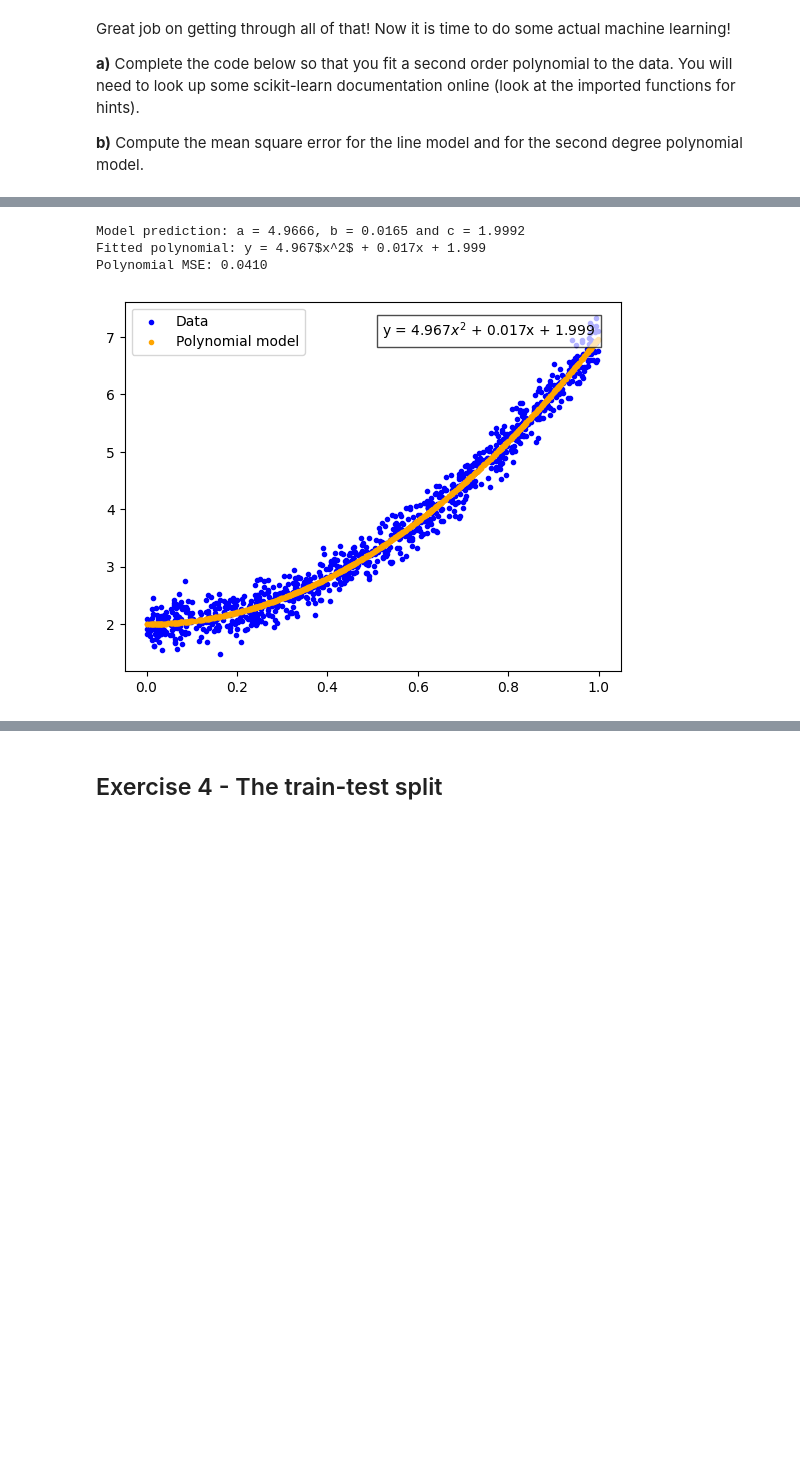
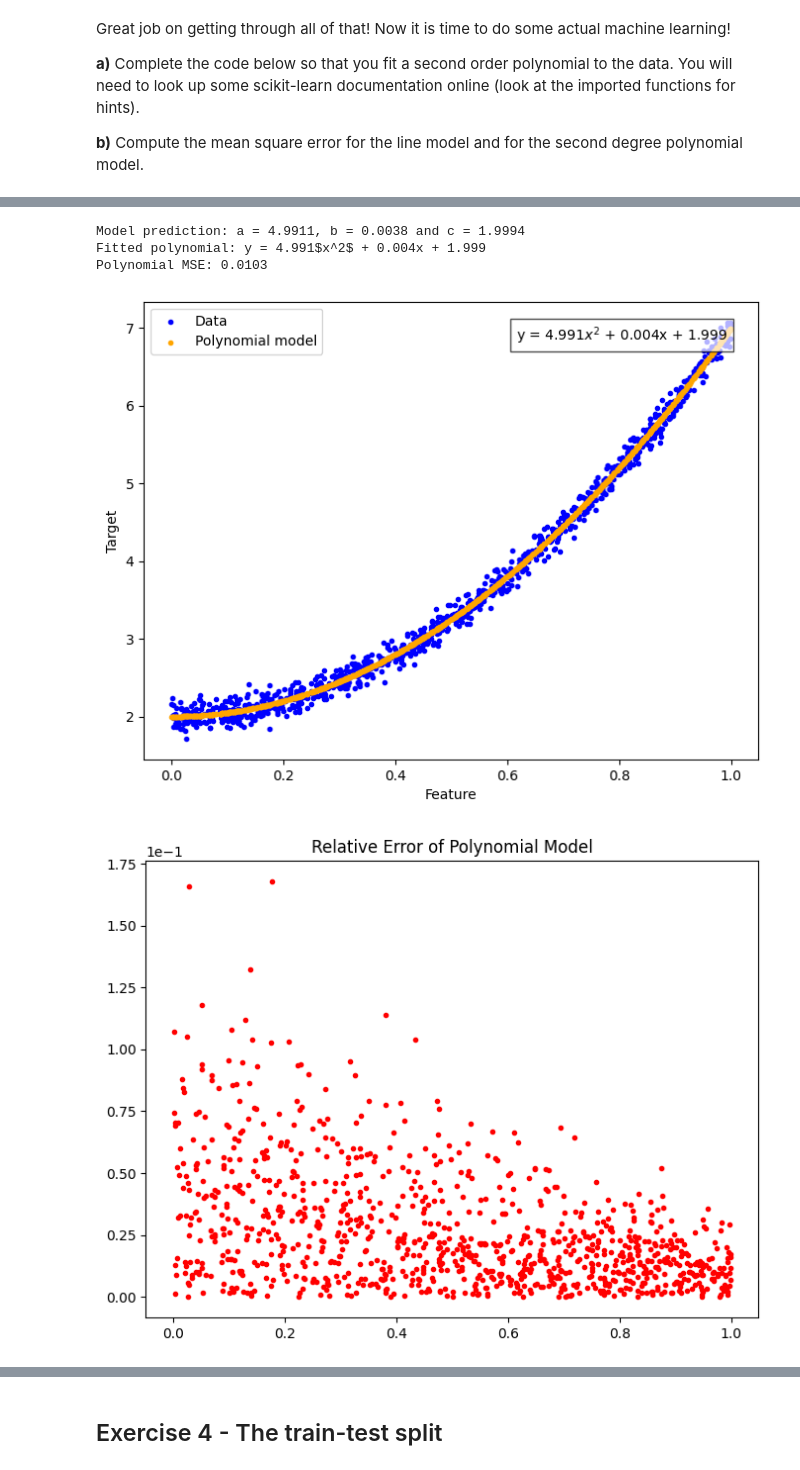
Before and after one commit to Luisrj14/FYS-STK4155-Weekly-exercises, a Jupyter notebook: exercisesweek34.ipynb, the cells around one changed output, grey strips where cells are left out. Saved outputs shown, nothing was run; the diff lists cells and outputs as text; code cells hidden in the pictures; blank space fills up the shorter version.

```diff
--- a/exercisesweek34.ipynb
+++ b/exercisesweek34.ipynb
@@ -117,7 +117,7 @@ def check_sign(number):
 # Create some data
 n = 1000
 x = np.random.rand(n, 1)
-y = 2.0 + 5 * x**2 + 0.9 * np.random.randn(n, 1)
+y = 2.0 + 5 * x**2 + 0.1 * np.random.randn(n, 1)
 
 # Instantiate the linear Regression model
 line_model = LinearRegression()
@@ -139,8 +139,11 @@ print(f'Model prediction: Slope = {slope:.4f}, intercept = {intercept:.4f} and M
 print(f"Fitted line: y = {slope:.4f}x {check_sign(intercept)} {abs(intercept):.4f}")
 
 # Plot the data and the fitted line
+plt.figure(figsize=(8,5))
 plt.scatter(x, y, marker=".",label = "Data",color='blue')
 plt.scatter(x, line_predict, marker=".",label = "Line model",color='orange')
+plt.xlabel(r"Feature")
+plt.ylabel(r"Target")
 plt.legend()
 plt.text(0.95, 0.95,
     f"y = {slope:.3f}x {check_sign(intercept)} {abs(intercept):.3f}",
@@ -150,4 +153,14 @@ plt.text(0.95, 0.95,
     bbox=dict(facecolor='white', alpha=0.7)
     )
 plt.show()
+
+# Relative Error Plot
+relative_error = np.abs(y - line_predict) / np.abs(y)
+
+plt.figure(figsize=(8,5))
+plt.scatter(x, relative_error, marker=".", color='red')
+plt.title("Relative Error of Linear Model")
+#plt.ylabel(r"Relative Error $= \frac{y_{\rm data} - y_{\rm predict}}{y_{\rm data}}$")
+plt.ticklabel_format(style='sci', scilimits=(0,0))
+plt.show()
 # %% [output]
@@ -159,58 +173,89 @@ Fitted line: y = 5.0657x + 1.1226
 # Create some data
 n = 1000
 x = np.random.rand(n, 1)
-y = 2.0 + 5 * x**2 + 0.2 * np.random.randn(n, 1)
+y = 2.0 + 5 * x**2 + 0.1 * np.random.randn(n, 1)
 
 # Instantiate the PolynomialFeatures object and the polynomial degree
 poly_degree = 2
 poly_features = PolynomialFeatures(degree=poly_degree, include_bias=False)
 
-
+# Transform the original features into polynomial features
 X_poly = poly_features.fit_transform(x)
 """ This line does two things:
  1. 'fit' It analyzes our original data 'x' to determine what polynomial features are needed.
  2. 'transform': It actually creates the new features, including powers of x (like x^2, x^3)
                  and interaction terms (like x1*x2 if multiple features exist).
- The result, X_poly, is a new feature matrix that allows a linear regression model
- to learn curved relationships (parabolas, paraboloids, etc.) while still being linear
- in the coefficients. Essentially, it "upgrades" our features to capture nonlinear patterns.
+For example:
+
+# Single variable x = [[1], [2], [3]] with degree=2
+X_poly = [[1, 1, 1],   # 1, x, x^2
+          [1, 2, 4],
+          [1, 3, 9]]
+
+# Two variables x = [[1, 2], [3, 4]] with degree=2
+X_poly = [[1, 1, 2, 1, 4, 2],   # 1, x1, x2, x1^2, x2^2, x1*x2
+          [1, 3, 4, 9,16,12]]
+
+Columns of X_poly represent:
+- 1 → bias/intercept term
+- original features (x1, x2, …)
+- powers of features (x1^2, x2^2, …)
+- interaction terms (x1*x2, …)
+
+The result, X_poly, is a new feature matrix that allows a linear regression model
+to learn curved relationships (parabolas, paraboloids, etc.) while still being linear
+in the coefficients. Essentially, it "upgrades" our features to capture nonlinear patterns.
 """
 
 # Train polynomial regression model
 poly_model = LinearRegression()
 poly_model.fit(X_poly, y)
 
 # Predict the output using the fitted model
 poly_predict = poly_model.predict(X_poly)
 
 # Extract the a, b and c
 b,a = poly_model.coef_[0][0], poly_model.coef_[0][1]
 c = poly_model.intercept_[0]
 
 # Compute MSE
 poly_mse = mean_squared_error(y, poly_predict)
 
 print(f'Model prediction: a = {a:.4f}, b = {b:.4f} and c = {c:.4f}')
 print(f"Fitted polynomial: y = {a:.3f}$x^2$ {check_sign(b)} {abs(b):.3f}x {check_sign(c)} {abs(c):.3f}")
 print(f"Polynomial MSE: {poly_mse:.4f}")
 
 # Plot the data and the predictions
+plt.figure(figsize=(8,6))
 plt.scatter(x, y, marker=".",label="Data",color='blue')
 plt.scatter(x, poly_predict, marker=".", label="Polynomial model",color='orange')
+plt.xlabel(r"Feature")
+plt.ylabel(r"Target")
 plt.legend()
 plt.text(0.95, 0.95,
     f'y = {a:.3f}$x^2$ {check_sign(b)} {abs(b):.3f}x {check_sign(c)} {abs(c):.3f}',
     transform=plt.gca().transAxes,
     ha='right',
     va='top',
     bbox=dict(facecolor='white', alpha=0.7)
     )
 plt.show()
+
+# Relative Error Plot
+relative_error = np.abs(y - poly_predict) / np.abs(y)
+
+plt.figure(figsize=(8,6))
+plt.scatter(x, relative_error, marker=".", color='red')
+plt.title("Relative Error of Polynomial Model")
+#plt.ylabel(r"Relative Error $= \frac{y_{\rm data} - y_{\rm predict}}{y_{\rm data}}$")
+plt.ticklabel_format(style='sci', scilimits=(0,0))
+plt.show()
 # %% [output]
-Model prediction: a = 4.9666, b = 0.0165 and c = 1.9992
-Fitted polynomial: y = 4.967$x^2$ + 0.017x + 1.999
-Polynomial MSE: 0.0410
+Model prediction: a = 4.9911, b = 0.0038 and c = 1.9994
+Fitted polynomial: y = 4.991$x^2$ + 0.004x + 1.999
+Polynomial MSE: 0.0103
-[figure, old version]
+[figure, new version]
+[figure, added]
 # %%
 ''' Fit a polynomial and compare with the linear model'''
 
```
Also changed, not shown: parts of 3 cells of this notebook.
